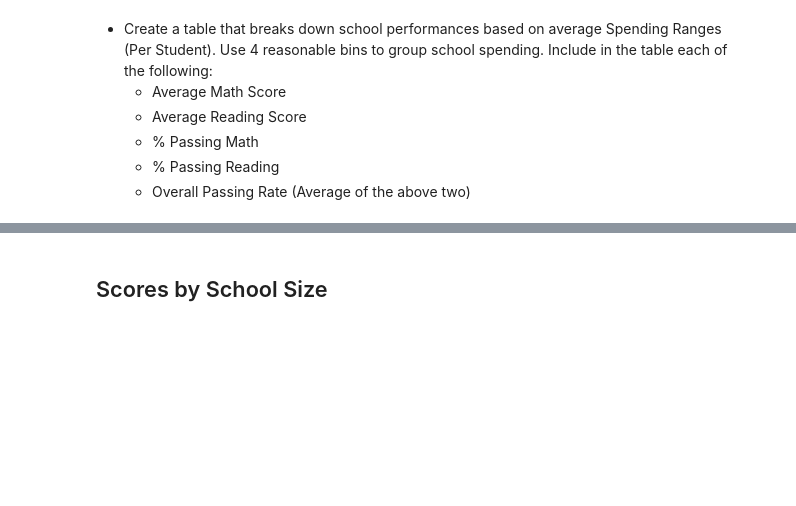
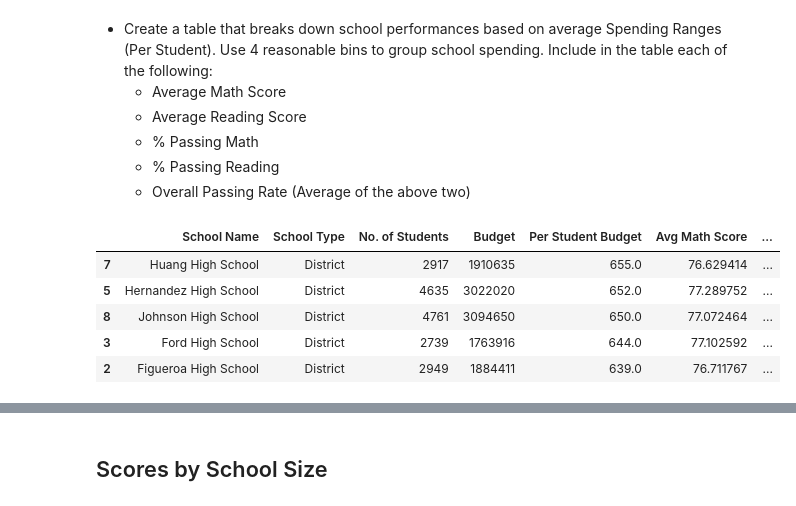
Before and after one commit to Kevin-McConchie/pandas, a Jupyter notebook: PyCitySchools/PyCitySchools_starter.ipynb, the cells around one changed output, grey strips where cells are left out. Saved outputs shown, nothing was run; the diff lists cells and outputs as text; code cells hidden in the pictures; blank space fills up the shorter version.

```diff
--- a/PyCitySchools/PyCitySchools_starter.ipynb
+++ b/PyCitySchools/PyCitySchools_starter.ipynb
@@ -359,9 +348,15 @@ math_grade_avg.head()
   * Overall Passing Rate (Average of the above two)
 # %%
 # Put budget var into df, assign column name and put in decending order
-# budget_per_student = budget_per_student.to_frame('$ Per Student Budget').round(2)
-# budget_per_student= budget_per_student.sort_values(by=["$ Per Student Budget"], ascending=False)
-# budget_per_student.head()
+per_student_spend= school_tbl.sort_values(by=["Per Student Budget"], ascending=False)
+per_student_spend.head()
+# %% [output]
+|  | School Name | School Type | No. of Students | Budget | Per Student Budget | Avg Math Score | ... |
+| 7 | Huang High School | District | 2917 | 1910635 | 655.0 | 76.629414 | ... |
+| 5 | Hernandez High School | District | 4635 | 3022020 | 652.0 | 77.289752 | ... |
+| 8 | Johnson High School | District | 4761 | 3094650 | 650.0 | 77.072464 | ... |
+| 3 | Ford High School | District | 2739 | 1763916 | 644.0 | 77.102592 | ... |
+| 2 | Figueroa High School | District | 2949 | 1884411 | 639.0 | 76.711767 | ... |
 # %%
 # Create spending bins
 spending_bins = [0, 585, 630, 645, 680]
```
Also changed, not shown: parts of 8 cells of this notebook.
